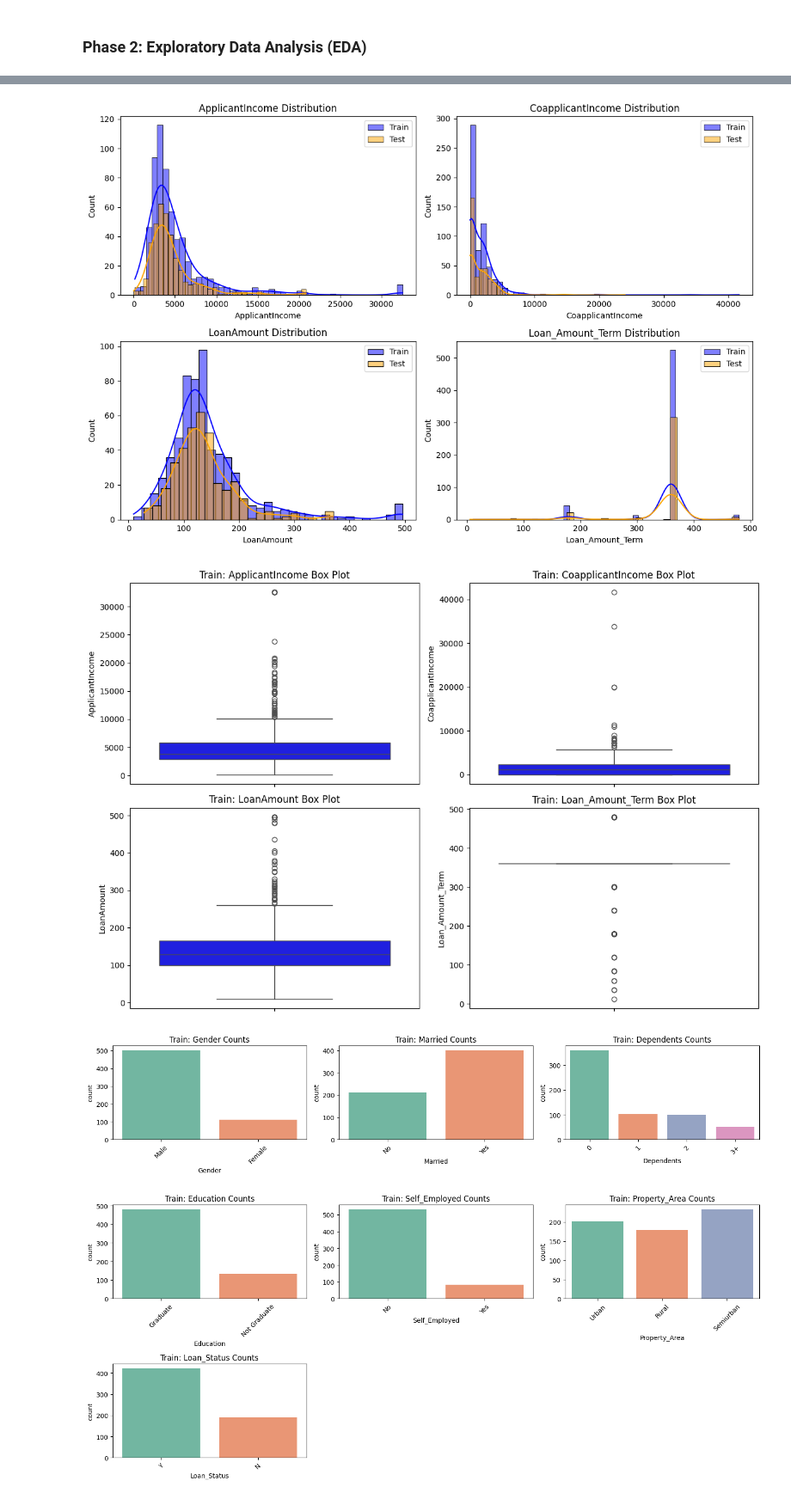
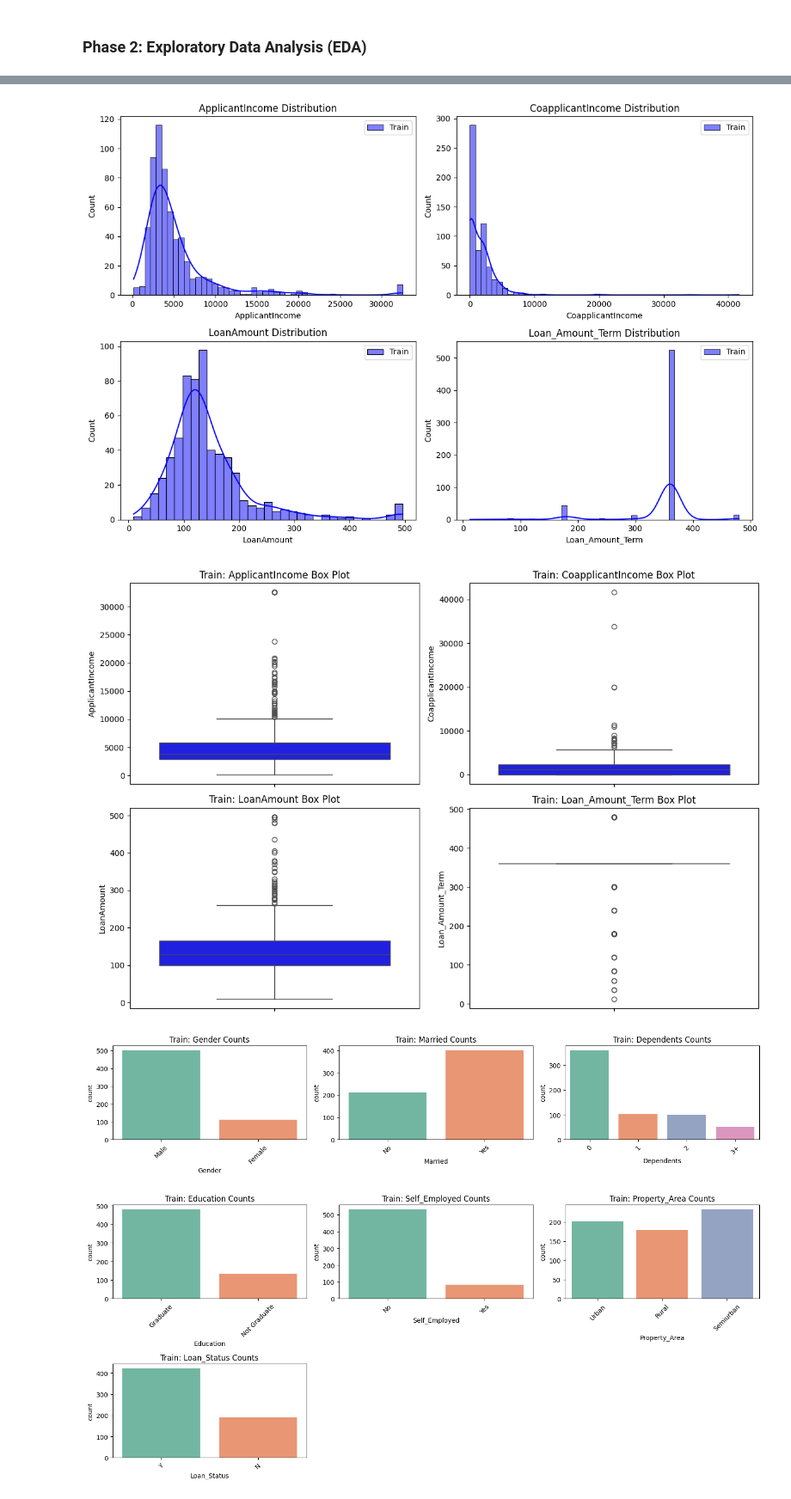
Before and after one commit to kenstare/My_Task-, a Jupyter notebook: task/task_25/home_loan_1.ipynb, the cells around one changed output, grey strips where cells are left out. Shown at 86% size. Saved outputs shown, nothing was run; the diff lists cells and outputs as text; code cells hidden in the pictures.

```diff
--- a/task/task_25/home_loan_1.ipynb
+++ b/task/task_25/home_loan_1.ipynb
@@ -121,9 +83,3 @@ For example, when doing 'df[col].method(value, inplace=True)', try using 'df.met
 
 
   df_train[col].fillna(df_train[col].mode()[0], inplace=True)
-# %%
-for col in df_test.columns:
-    if df_test[col].dtype in ['int64', 'float64']:
-        df_test[col].fillna(df_test[col].median(), inplace=True)
-    else:
-        df_test[col].fillna(df_test[col].mode()[0], inplace=True)
@@ -194,28 +123,27 @@ max          NaN    NaN     NaN        NaN       NaN           NaN     20865.380
 # %%
 # Task 2.2: Visualize Numerical Features
 numerical_cols = ['ApplicantIncome', 'CoapplicantIncome', 'LoanAmount', 'Loan_Amount_Term']
 plt.figure(figsize=(12, 8))
 for i, col in enumerate(numerical_cols, 1):
     plt.subplot(2, 2, i)
     sns.histplot(df_train[col], kde=True, color='blue', label='Train')
-    if col in df_test.columns:
-        sns.histplot(df_test[col], kde=True, color='orange', alpha=0.5, label='Test')
+
     plt.title(f'{col} Distribution')
     plt.xlabel(col)
     plt.legend()
 plt.tight_layout()
 plt.show()
 
 # Box plots for numerical features (Train only for clarity)
 plt.figure(figsize=(12, 8))
 for i, col in enumerate(numerical_cols, 1):
     plt.subplot(2, 2, i)
     sns.boxplot(y=df_train[col], color='blue')
     plt.title(f'Train: {col} Box Plot')
 plt.tight_layout()
 plt.show()
 # %% [output]
-[figure, old version]
+[figure, new version]
 [figure]
 # %%
 # Task 2.3: Analyze Categorical Features
```
Also changed, not shown: parts of 8 cells of this notebook.
